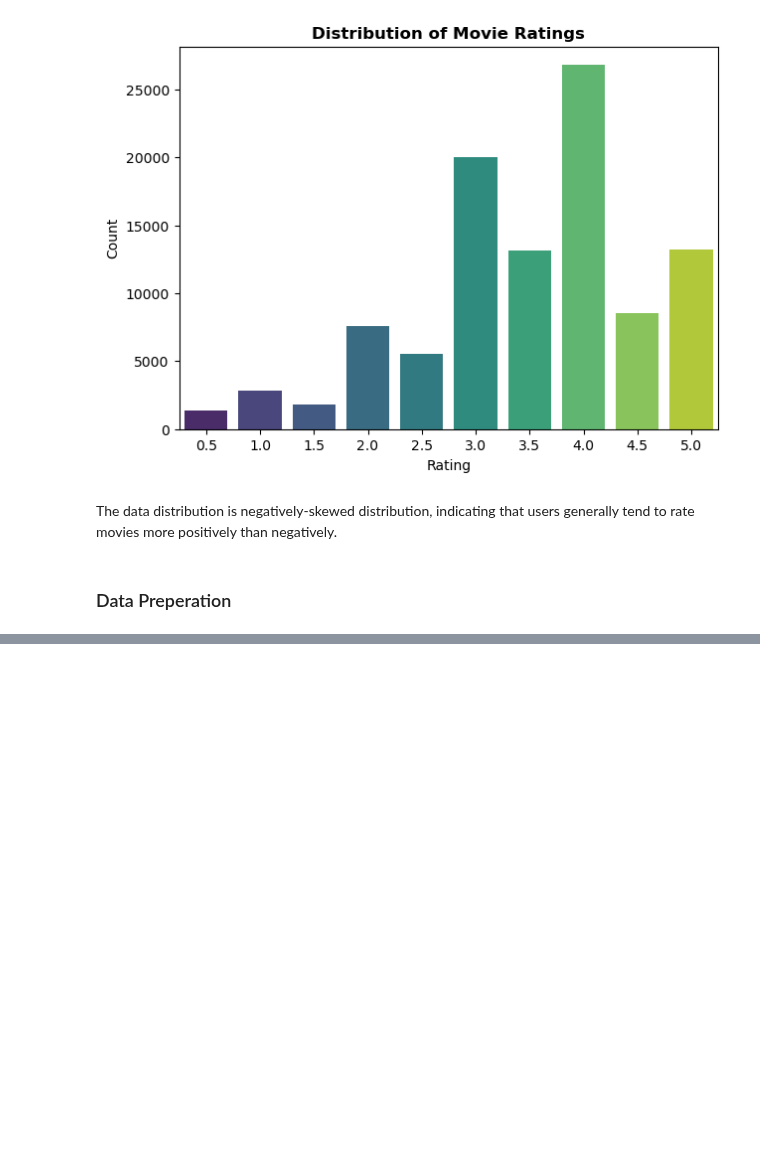
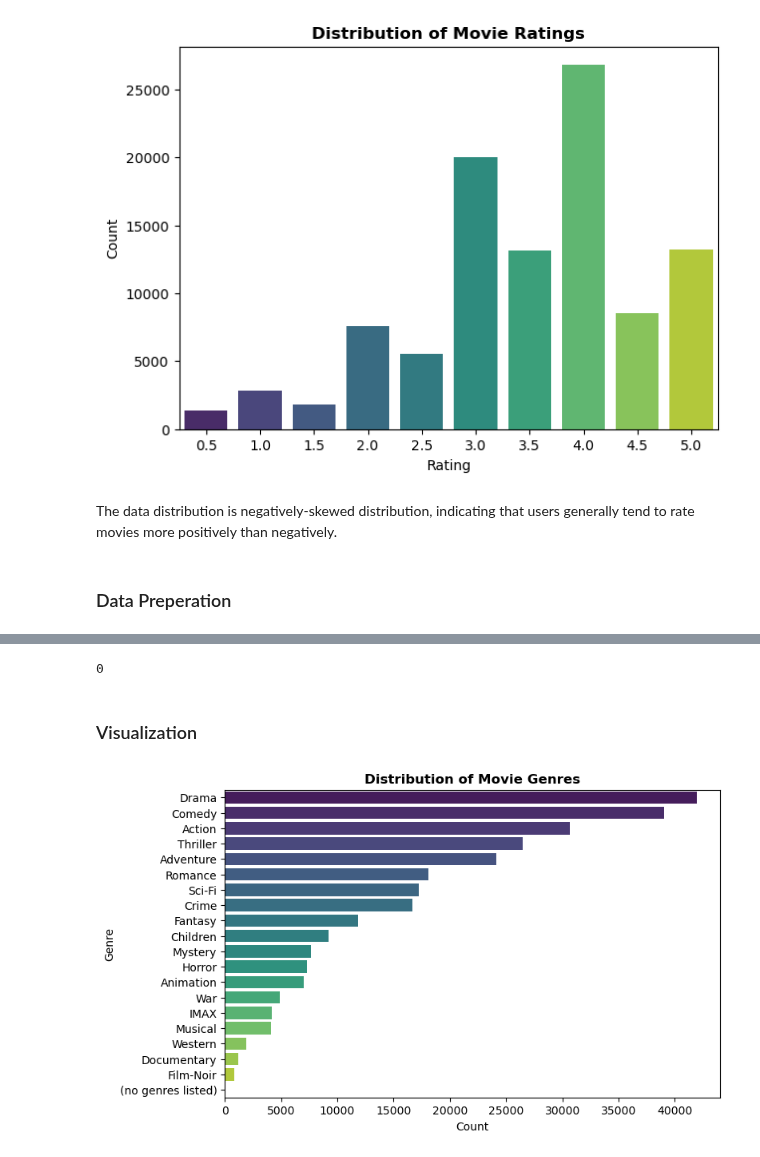
Before and after one commit to Marian-amo/Movies-Recommendation-System-Project, a Jupyter notebook: notebook.ipynb, the cells around one changed output, grey strips where cells are left out. Cells and saved outputs as stored; diff of their text form; code cells hidden in the pictures; blank space fills up the shorter version.

Commit message:
Add EDA visualizations for movie ratings and genres

```diff
--- a/notebook.ipynb
+++ b/notebook.ipynb
@@ -288,0 +289,3 @@ The ratings dataset is converted into a Surprise object using Reader class. Only
+# %%
+df = ratings.merge(movies, on="movieId")
+df.head()
@@ -288,0 +304,23 @@ The ratings dataset is converted into a Surprise object using Reader class. Only
+# %%
+df = df.drop(columns=["timestamp"])
+
+df.duplicated().sum()
+# %% [output]
+0
+# %% [markdown]
+### Visualization
+# %%
+#create a copy
+df_copy= df.copy()
+# %%
+# Split genres
+genres = df_copy['genres'].str.split('|').explode()
+
+plt.figure(figsize=(8,5))
+sns.countplot(y=genres, order=genres.value_counts().index, palette="viridis")
+plt.title("Distribution of Movie Genres", fontweight="bold")
+plt.xlabel("Count")
+plt.ylabel("Genre")
+plt.show()
+# %% [output]
+[figure, added]
```
Also changed, not shown: parts of 12 cells of this notebook.
